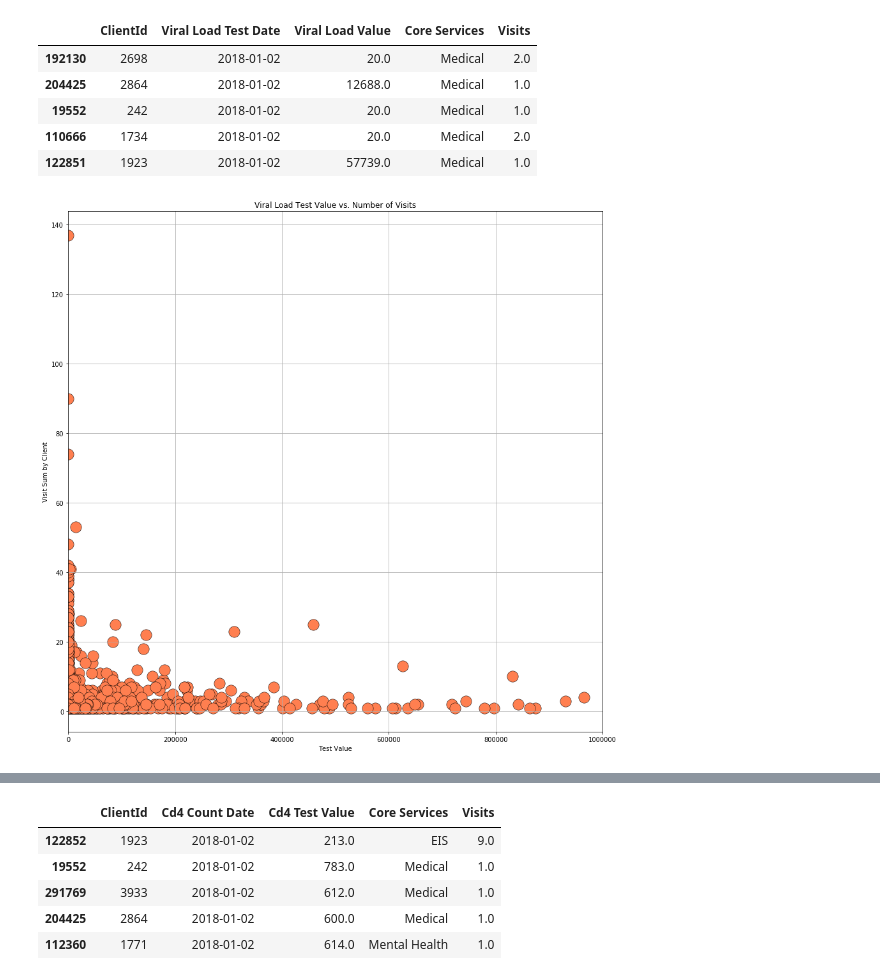
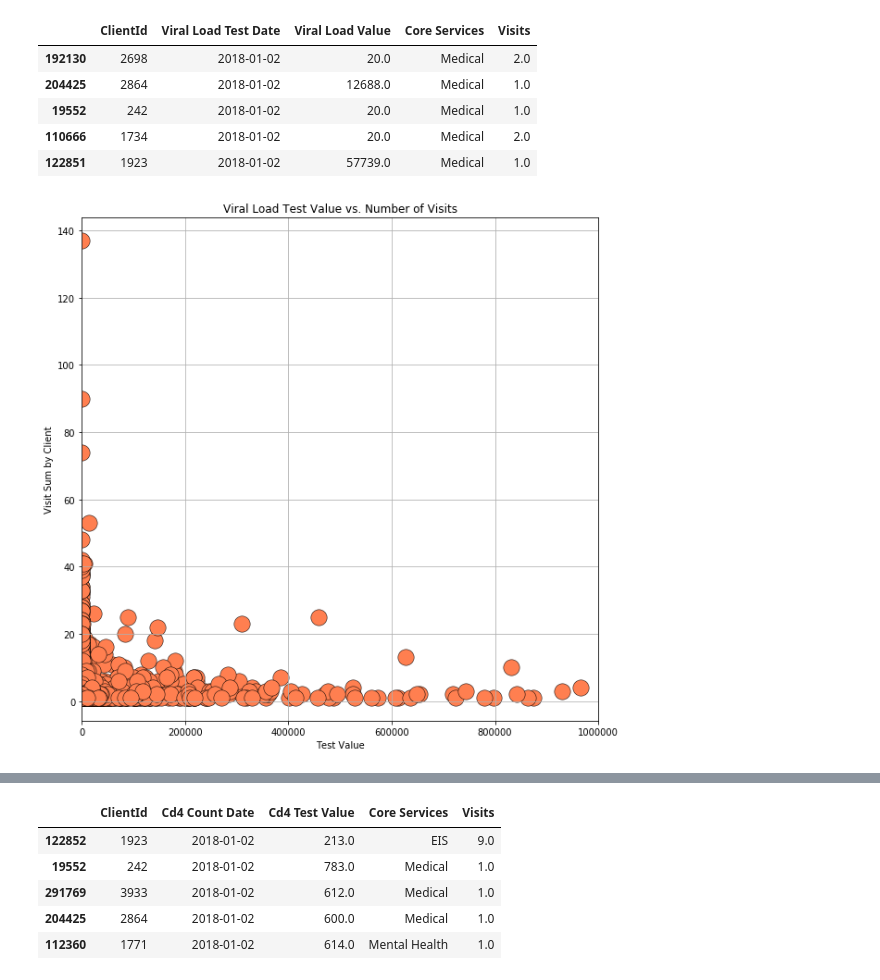
Before and after one commit to rihamramadan/Project-1, a Jupyter notebook: Merged Files.ipynb, the cells around one changed output, grey strips where cells are left out. Drawn from its saved outputs; the diff is of its cells as text; code cells hidden in the pictures.

```diff
--- a/Merged Files.ipynb
+++ b/Merged Files.ipynb
@@ -380,21 +370,21 @@ viral_cleaned_df.head()
 # %%
 viral_load = viral_cleaned_df.groupby('ClientId').mean()['Viral Load Value']
 
 visits = viral_cleaned_df.groupby('ClientId').sum()['Visits']
 
-plt.scatter(viral_load,visits,
+plt.scatter(viral_load, visits,
             s=300, c="coral",
             edgecolor="black", linewidths=.5, marker="o",
             alpha=1.0, label="Viral Load Suppression")
 
 plt.title("Viral Load Test Value vs. Number of Visits")
 plt.ylabel("Visit Sum by Client")
 plt.xlabel("Test Value")
 plt.xlim((15,1000000))
 plt.grid(True)
 
-plt.gcf().set_size_inches((15, 15))
+plt.gcf().set_size_inches((10, 10))
 
 plt.show()
 # %% [output]
-[figure, old version]
+[figure, new version]
```
Also changed, not shown: parts of 7 cells of this notebook.
